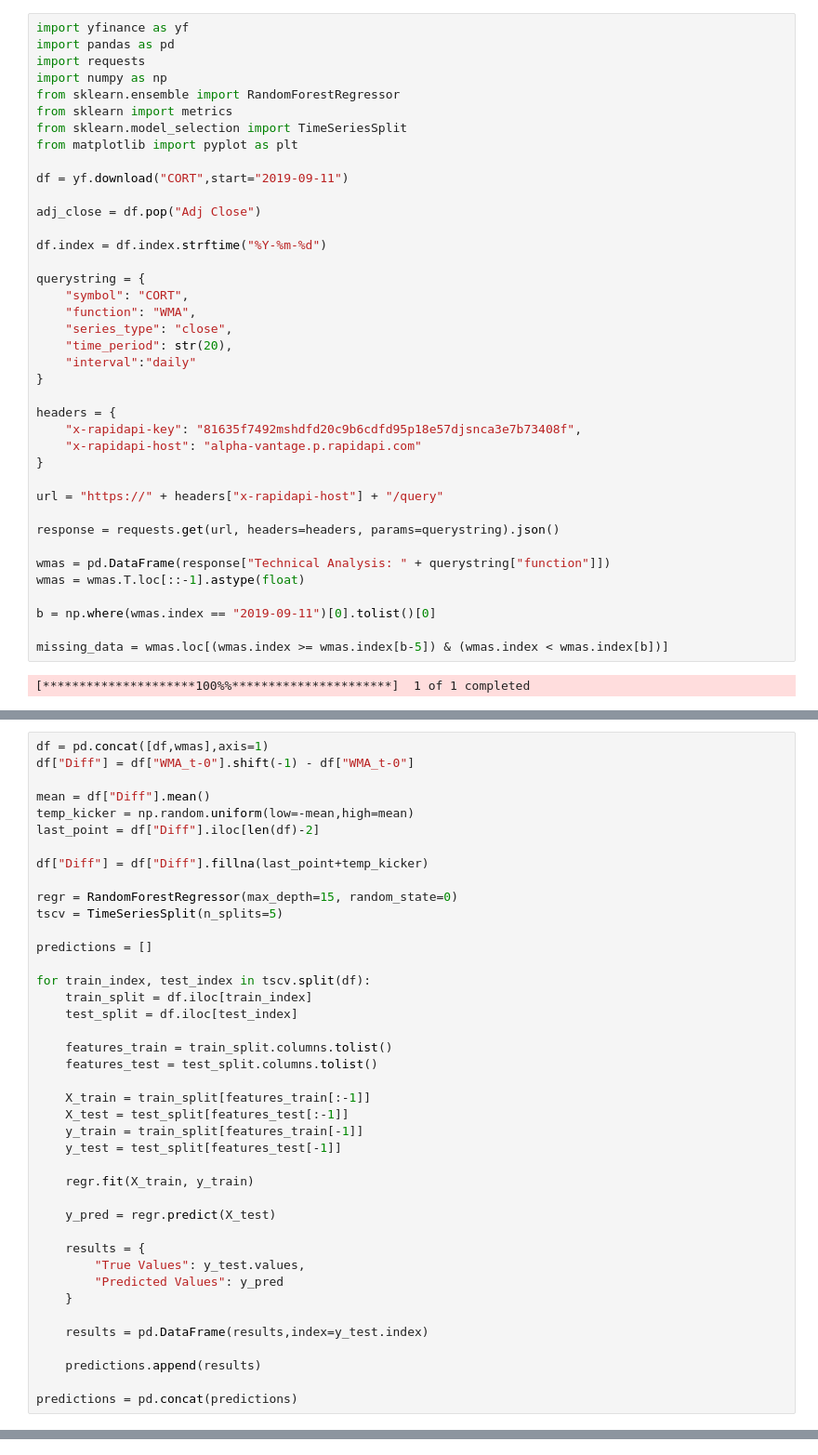
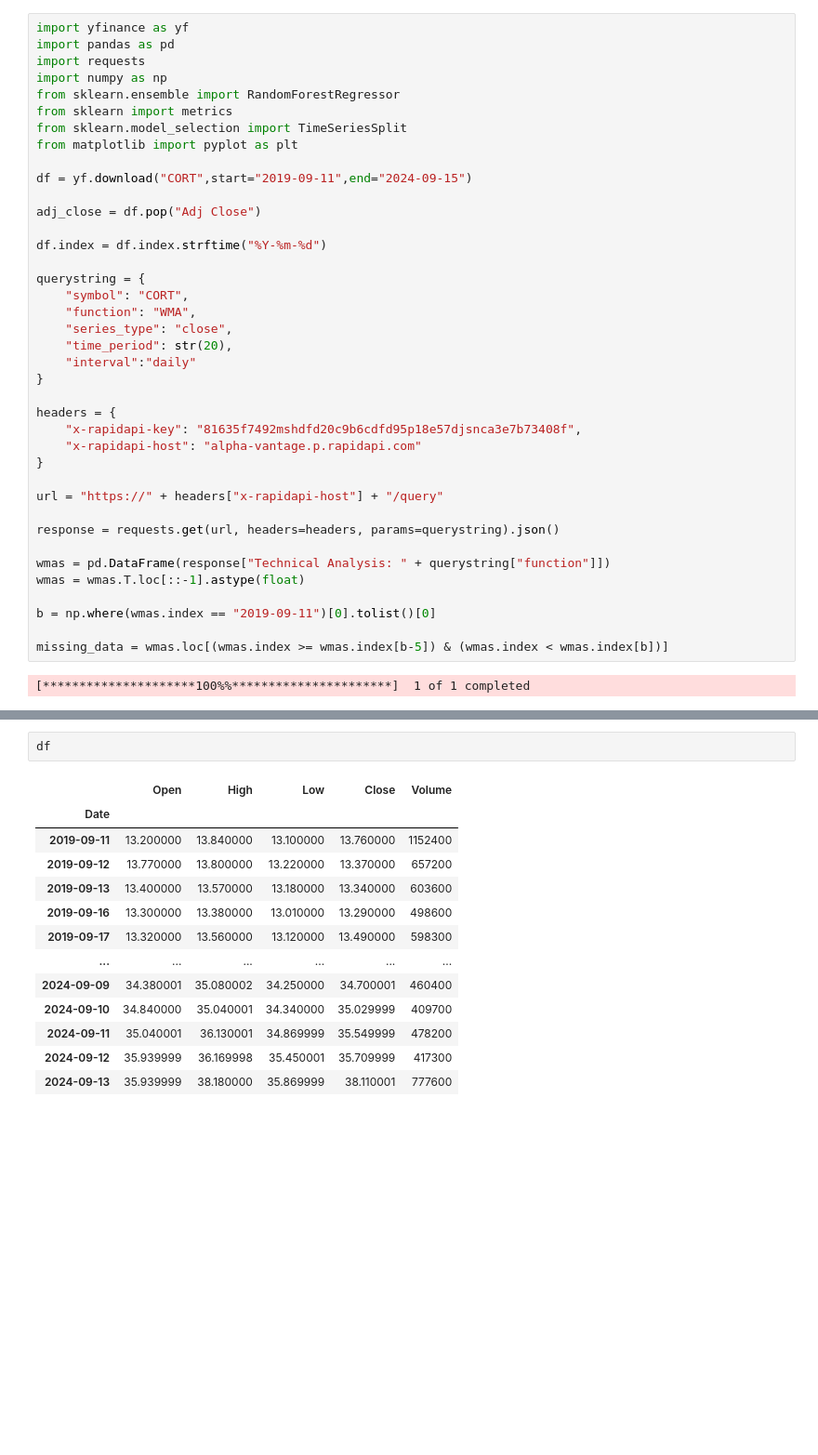
Before and after one commit to ab123-bruh/fund_temp, a Jupyter notebook: mvtest.ipynb, the cells around one changed output, grey strips where cells are left out. Shown at 93% size. Saved outputs shown, nothing was run; the diff lists cells and outputs as text; blank space fills up the shorter version.

```diff
--- a/mvtest.ipynb
+++ b/mvtest.ipynb
@@ -669,7 +520,7 @@ from sklearn import metrics
 from sklearn.model_selection import TimeSeriesSplit
 from matplotlib import pyplot as plt
 
-df = yf.download("CORT",start="2019-09-11")
+df = yf.download("CORT",start="2019-09-11",end="2024-09-15")
 
 adj_close = df.pop("Adj Close")
 
@@ -730,41 +553,0 @@ wmas
-# %%
-df = pd.concat([df,wmas],axis=1)
-df["Diff"] = df["WMA_t-0"].shift(-1) - df["WMA_t-0"]
-
-mean = df["Diff"].mean()
-temp_kicker = np.random.uniform(low=-mean,high=mean)
-last_point = df["Diff"].iloc[len(df)-2]
-
-df["Diff"] = df["Diff"].fillna(last_point+temp_kicker)
-
-regr = RandomForestRegressor(max_depth=15, random_state=0)
-tscv = TimeSeriesSplit(n_splits=5)
-
-predictions = []
-
-for train_index, test_index in tscv.split(df):
-    train_split = df.iloc[train_index]
-    test_split = df.iloc[test_index]
-
-    features_train = train_split.columns.tolist()
-    features_test = test_split.columns.tolist()
-
-    X_train = train_split[features_train[:-1]]
-    X_test = test_split[features_test[:-1]]
-    y_train = train_split[features_train[-1]]
-    y_test = test_split[features_test[-1]]
-
-    regr.fit(X_train, y_train)
-
-    y_pred = regr.predict(X_test)
-
-    results = {
-        "True Values": y_test.values,
-        "Predicted Values": y_pred
-    }
-
-    results = pd.DataFrame(results,index=y_test.index)
-
-    predictions.append(results)
-
-predictions = pd.concat(predictions)
@@ -838,0 +554,16 @@ Name: Close, Length: 1050, dtype: float64
+# %%
+df
+# %% [output]
+|  | Open | High | Low | Close | Volume |
+| Date |  |  |  |  |  |
+| 2019-09-11 | 13.200000 | 13.840000 | 13.100000 | 13.760000 | 1152400 |
+| 2019-09-12 | 13.770000 | 13.800000 | 13.220000 | 13.370000 | 657200 |
+| 2019-09-13 | 13.400000 | 13.570000 | 13.180000 | 13.340000 | 603600 |
+| 2019-09-16 | 13.300000 | 13.380000 | 13.010000 | 13.290000 | 498600 |
+| 2019-09-17 | 13.320000 | 13.560000 | 13.120000 | 13.490000 | 598300 |
+| ... | ... | ... | ... | ... | ... |
+| 2024-09-09 | 34.380001 | 35.080002 | 34.250000 | 34.700001 | 460400 |
+| 2024-09-10 | 34.840000 | 35.040001 | 34.340000 | 35.029999 | 409700 |
+| 2024-09-11 | 35.040001 | 36.130001 | 34.869999 | 35.549999 | 478200 |
+| 2024-09-12 | 35.939999 | 36.169998 | 35.450001 | 35.709999 | 417300 |
+| 2024-09-13 | 35.939999 | 38.180000 | 35.869999 | 38.110001 | 777600 |
```
Also changed, not shown: parts of 15 cells of this notebook, 4 other files.
